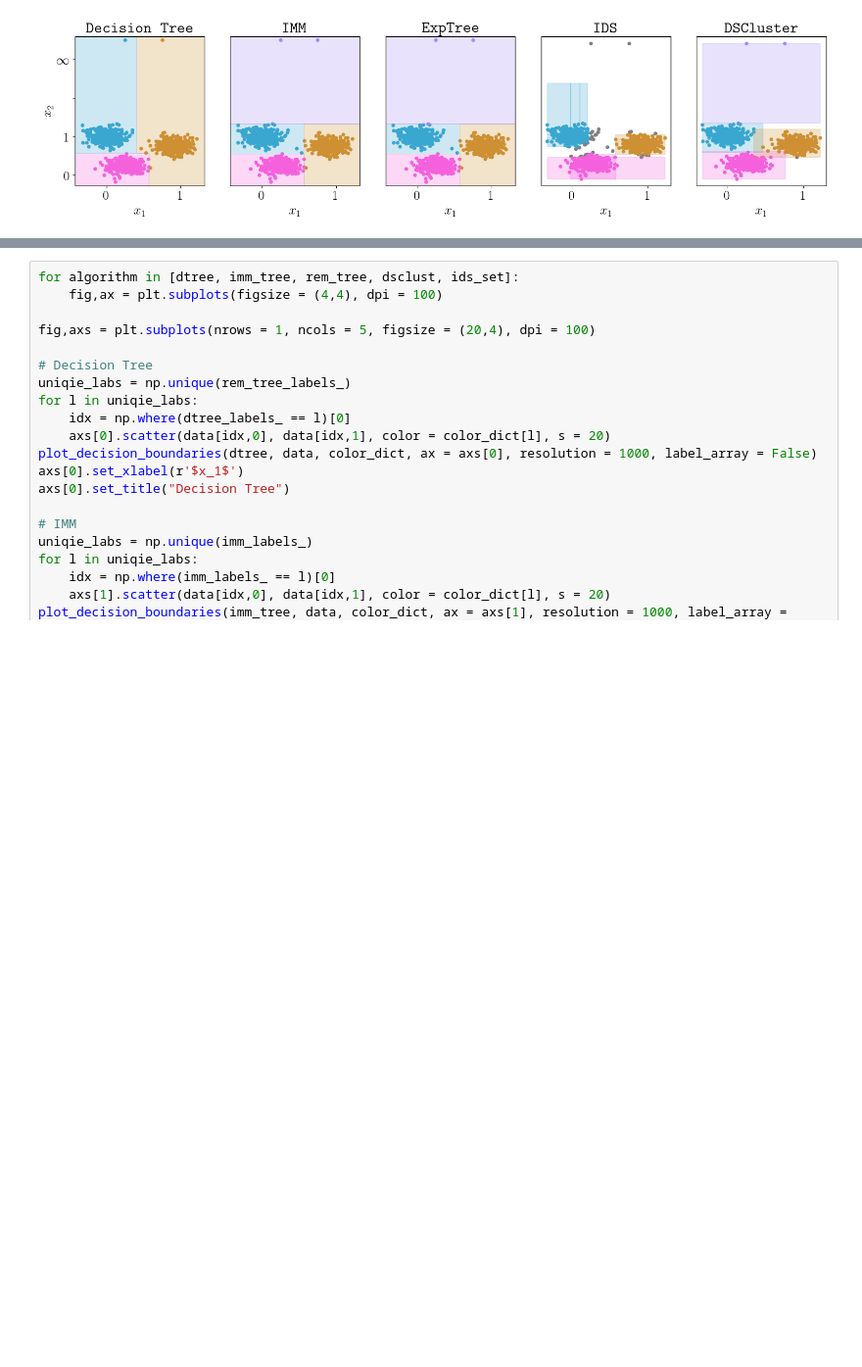
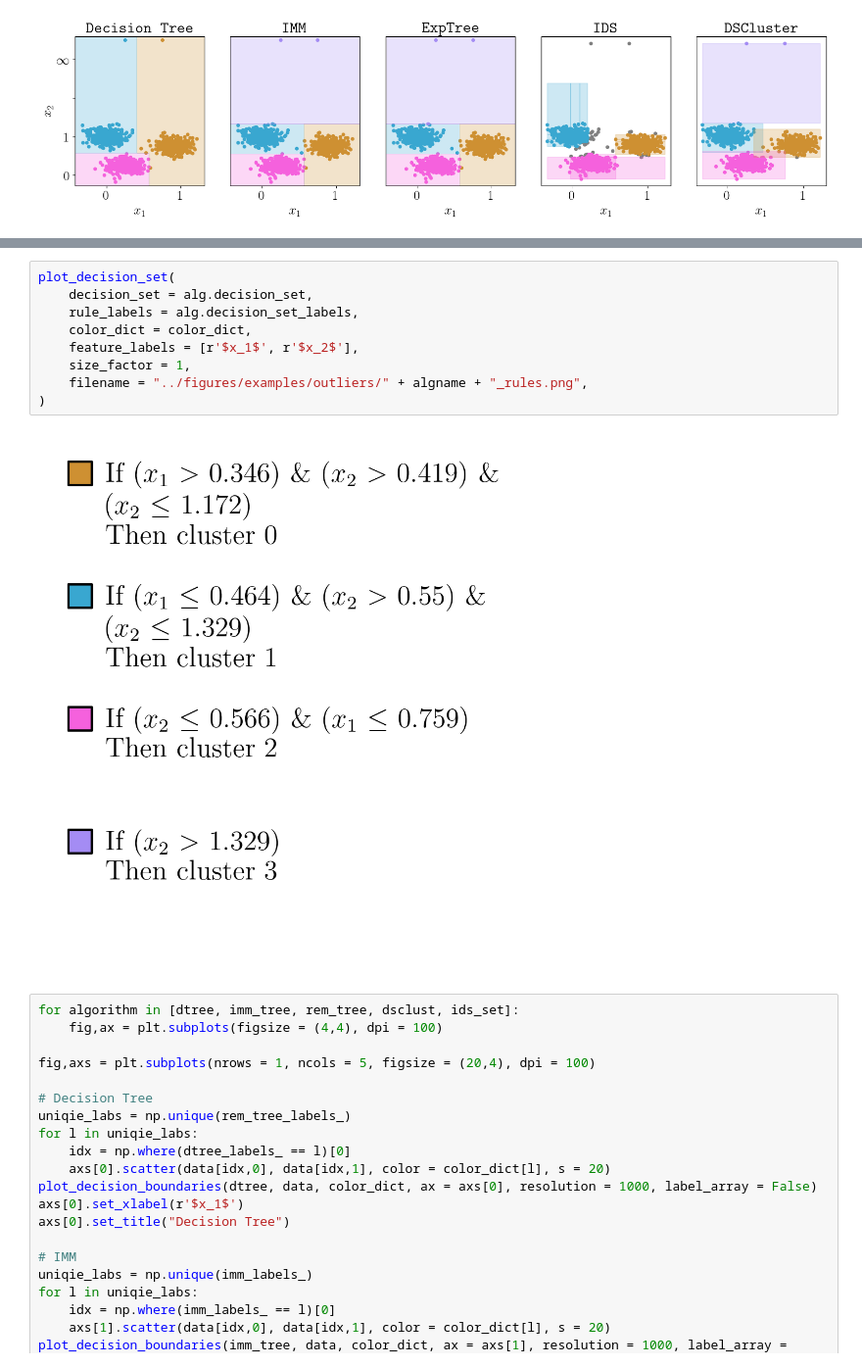
Before and after one commit to kevinqnb/interpretable-clustering, a Jupyter notebook: examples/examples.ipynb, the cells around one changed output, grey strips where cells are left out. Shown: that part at 98% size. Cells and saved outputs as stored; diff of their text form; blank space fills up the shorter version.

```diff
--- a/examples/examples.ipynb
+++ b/examples/examples.ipynb
@@ -667,3 +677,14 @@ plt.savefig("../figures/examples/outliers/" + algname + ".png", bbox_inches = 't
+# %%
+plot_decision_set(
+    decision_set = alg.decision_set,
+    rule_labels = alg.decision_set_labels,
+    color_dict = color_dict,
+    feature_labels = [r'$x_1$', r'$x_2$'],
+    size_factor = 1,
+    filename = "../figures/examples/outliers/" + algname + "_rules.png",
+)
+# %% [output]
+[figure, added]
 # %%
 for algorithm in [dtree, imm_tree, rem_tree, dsclust, ids_set]:
     fig,ax = plt.subplots(figsize = (4,4), dpi = 100)
```
Also changed, not shown: parts of 6 cells of this notebook, 25 other files.
